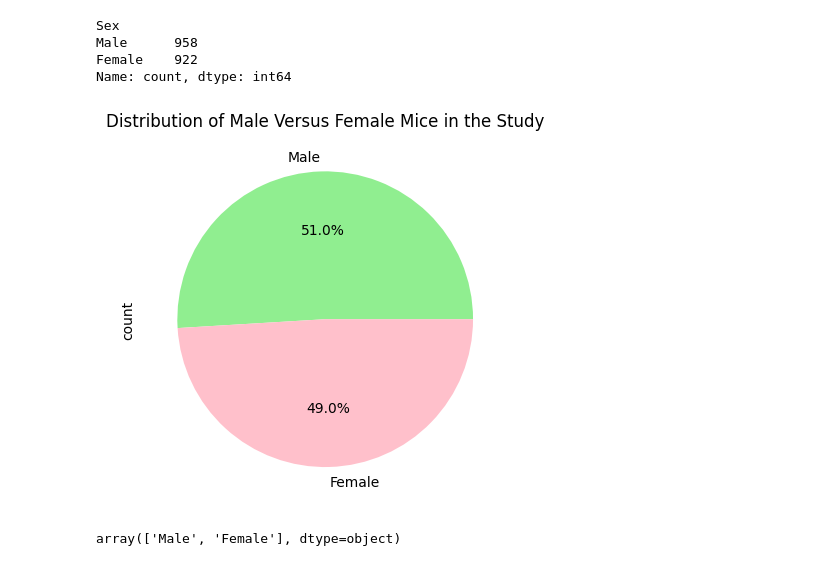
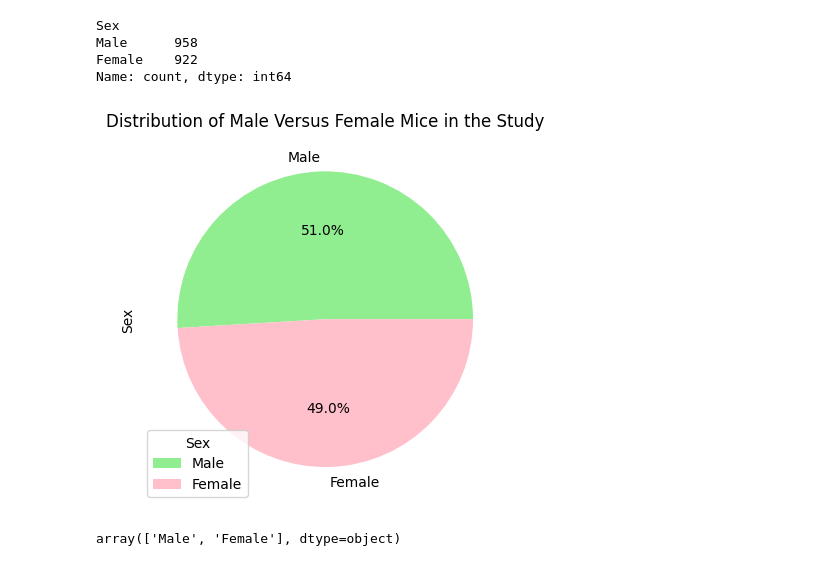
Before and after one commit to kaoutherabid/Data_Visualization_Challenge, a Jupyter notebook: Data-Visualization_Challenge/Pymaceuticals/pymaceuticals_solution.ipynb, the cells around one changed output. Cells and saved outputs as stored; diff of their text form; code cells hidden in the pictures.

```diff
--- a/Data-Visualization_Challenge/Pymaceuticals/pymaceuticals_solution.ipynb
+++ b/Data-Visualization_Challenge/Pymaceuticals/pymaceuticals_solution.ipynb
@@ -256,16 +256,23 @@ Male      958
 Female    922
 Name: count, dtype: int64
 # %%
-# Generate a pie plot showing the distribution of female versus male mice using Pandas
+# Set the name for the counts
+counts.name = "Sex"
+
+# # Generate a pie plot showing the distribution of female versus male mice using Pandas
 counts.plot(
-    kind="pie",
-    autopct="%1.1f%%",
-    colors=["lightgreen","pink"]
+   kind="pie",
+   autopct="%1.1f%%",
+   colors=["lightgreen", "pink"],
+   labels=["Male", "Female"]
 )
+
 plt.title("Distribution of Male Versus Female Mice in the Study")
+
+plt.legend(title="Sex")
 plt.show()
 # %% [output]
-[figure, old version]
+[figure, new version]
 # %%
 counts.index.values # show the names of the genders
 # %% [output]
```
Also changed, not shown: parts of 1 cell of this notebook.
